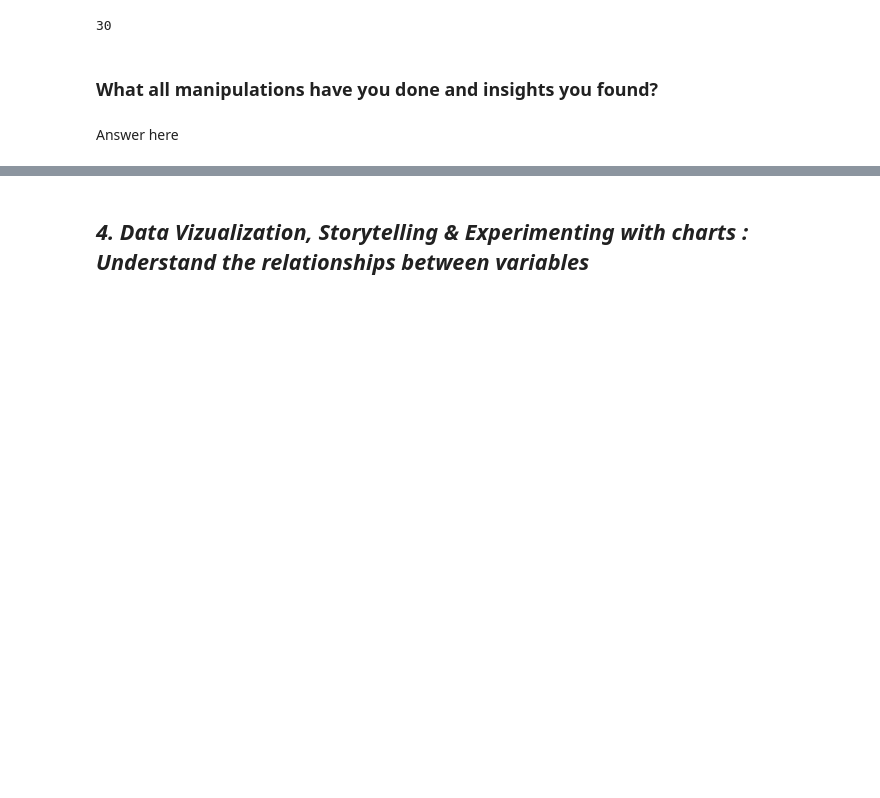
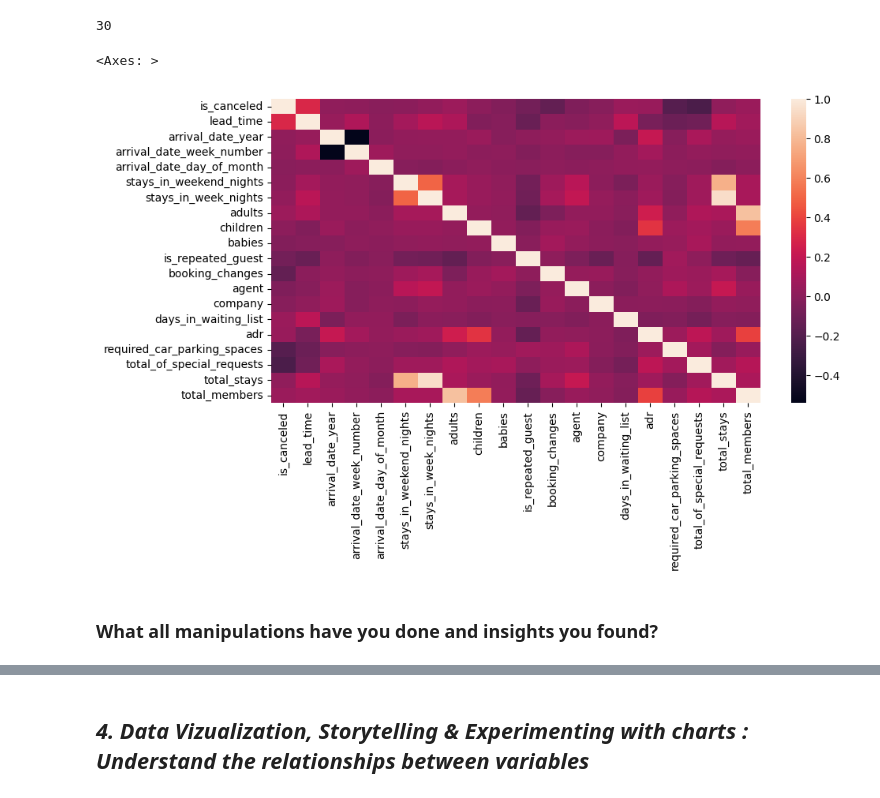
Before and after one commit to Lasya-1408/Almabetter-Hotel-booking-EDA, a Jupyter notebook: Hotel_Booking_EDA.ipynb, the cells around one changed output, grey strips where cells are left out. Saved outputs shown, nothing was run; the diff lists cells and outputs as text; code cells hidden in the pictures; blank space fills up the shorter version.

```diff
--- a/Hotel_Booking_EDA.ipynb
+++ b/Hotel_Booking_EDA.ipynb
@@ -240,7 +327,11 @@ df_new['total_members'] = df_new['adults'] + df_new['children']
 len(df_new.columns)
 # %% [output]
 30
+# %%
+plt.figure(figsize=(10,5))
+sns.heatmap(df_new.corr())
+# %% [output]
+<Axes: >
+[figure, added]
 # %% [markdown]
 ### What all manipulations have you done and insights you found?
-# %% [markdown]
-Answer here
```
Also changed, not shown: parts of 34 cells of this notebook.
